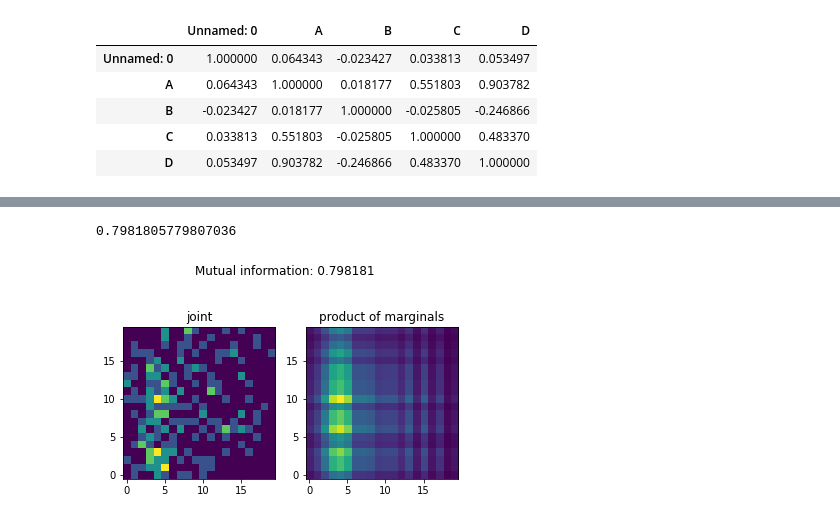
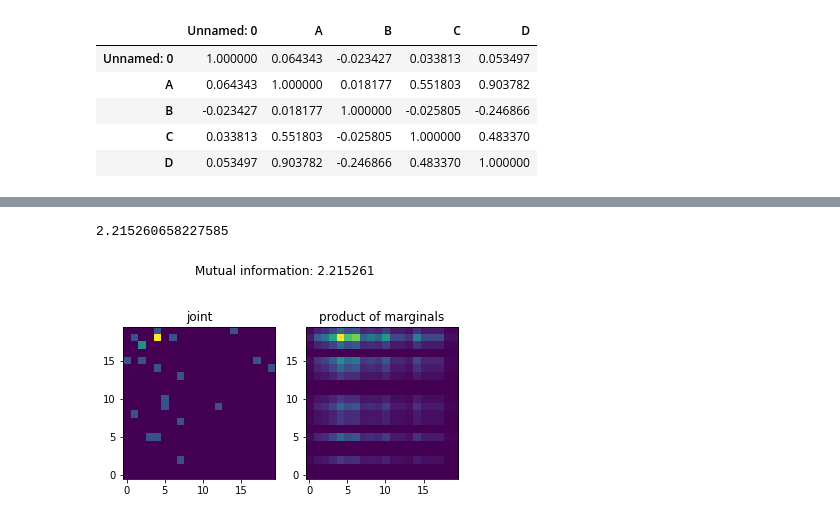
Before and after one commit to kridk999/C9PROJECT3, a Jupyter notebook: proj3_plots.ipynb, the cells around one changed output, grey strips where cells are left out. Drawn from its saved outputs; the diff is of its cells as text; code cells hidden in the pictures.

```diff
--- a/proj3_plots.ipynb
+++ b/proj3_plots.ipynb
@@ -3,8 +3,8 @@ import pandas as pd
 import numpy as np
 import matplotlib.pyplot as plt
 # %%
-no_inv = "data/no_inv.csv"
-inv = "data/data_A_-2.csv"
+no_inv = "data/data_500q.csv"
+inv = "data/data_C_2.csv"
 
 df_inv = pd.read_csv(inv)
 df_no_inv = pd.read_csv(no_inv)
@@ -135,24 +135,24 @@ Correlation between x and y: -0.25
 # %%
 def MI(x,y,Nbins=21):
     bins = np.linspace(np.min(x),np.max(x),Nbins)
     eps=np.spacing(1)
     x_marginal = np.histogram(x,bins=bins)[0]
     x_marginal = x_marginal/x_marginal.sum()
     y_marginal = np.array(np.histogram(y,bins=bins)[0])
     y_marginal = y_marginal/y_marginal.sum()
     xy_joint = np.array(np.histogram2d(x,y,bins=(bins,bins))[0])
     xy_joint = xy_joint/xy_joint.sum()
     plt.figure()
     plt.subplot(1,2,1)
     plt.imshow(xy_joint.T,origin='lower')
     plt.title('joint')
     plt.subplot(1,2,2)
     plt.imshow((x_marginal[:,None]*y_marginal[None,:]).T,origin='lower')
     plt.title('product of marginals')
     MI=np.sum(xy_joint*np.log(xy_joint/(x_marginal[:,None]*y_marginal[None,:]+eps)+eps))
     plt.suptitle('Mutual information: %f'%MI)
     return(MI)
-MI(df_inv["B"],df_inv["C"])
+MI(df_inv["B"],df_inv["A"])
 # %% [output]
-0.7981805779807036
+2.215260658227585
-[figure, old version]
+[figure, new version]
```
Also changed, not shown: parts of 7 cells of this notebook, 7 other files.
